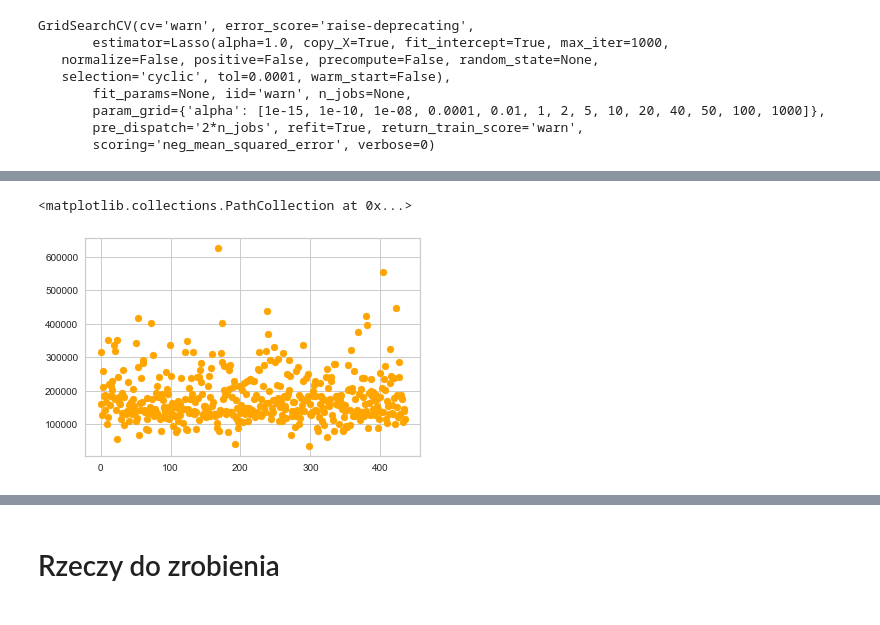
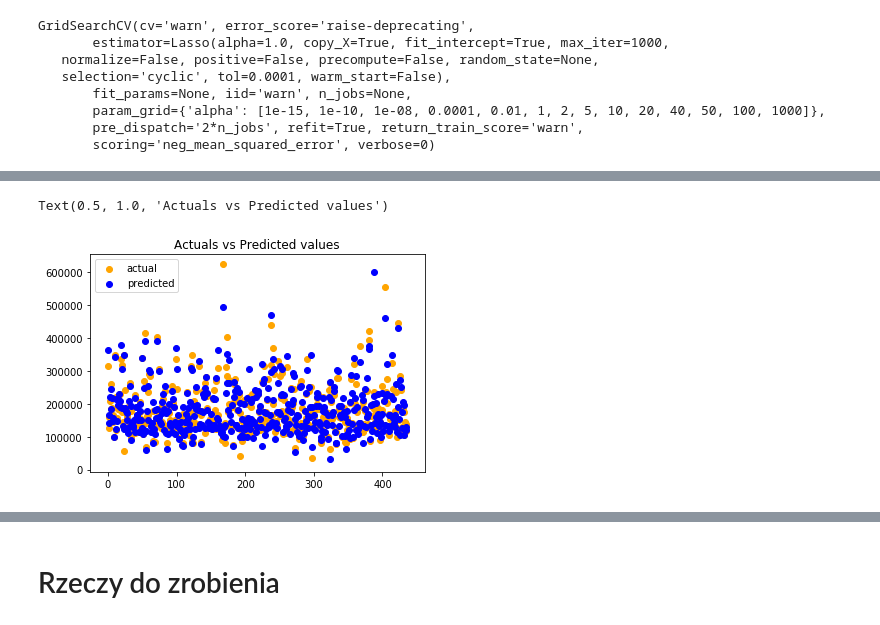
Before and after one commit to GIKroch/ML_small_dataset, a Jupyter notebook: ML_small_ds_v03.ipynb, the cells around one changed output, grey strips where cells are left out. Cells and saved outputs as stored; diff of their text form; code cells hidden in the pictures.

```diff
--- a/ML_small_ds_v03.ipynb
+++ b/ML_small_ds_v03.ipynb
@@ -387,5 +385,9 @@ fig.show()
 # %%
 plt.scatter(*zip(*list(enumerate(y_lasso_test))), c = "orange")
+plt.scatter(*zip(*list(enumerate(y_lasso_predict))), c= "blue")
+plt.gca().legend(('actual',"predicted"))
+
+plt.title("Actual vs Predicted values")
 # %% [output]
-<matplotlib.collections.PathCollection at 0x...>
+Text(0.5, 1.0, 'Actuals vs Predicted values')
-[figure, old version]
+[figure, new version]
```
Also changed, not shown: parts of 36 cells of this notebook.
